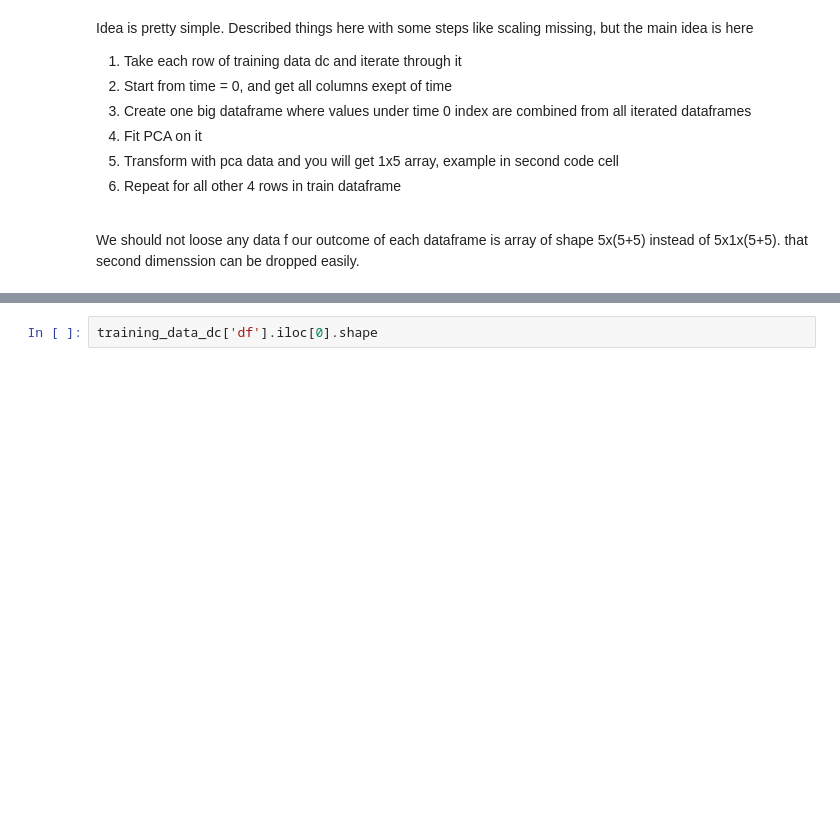
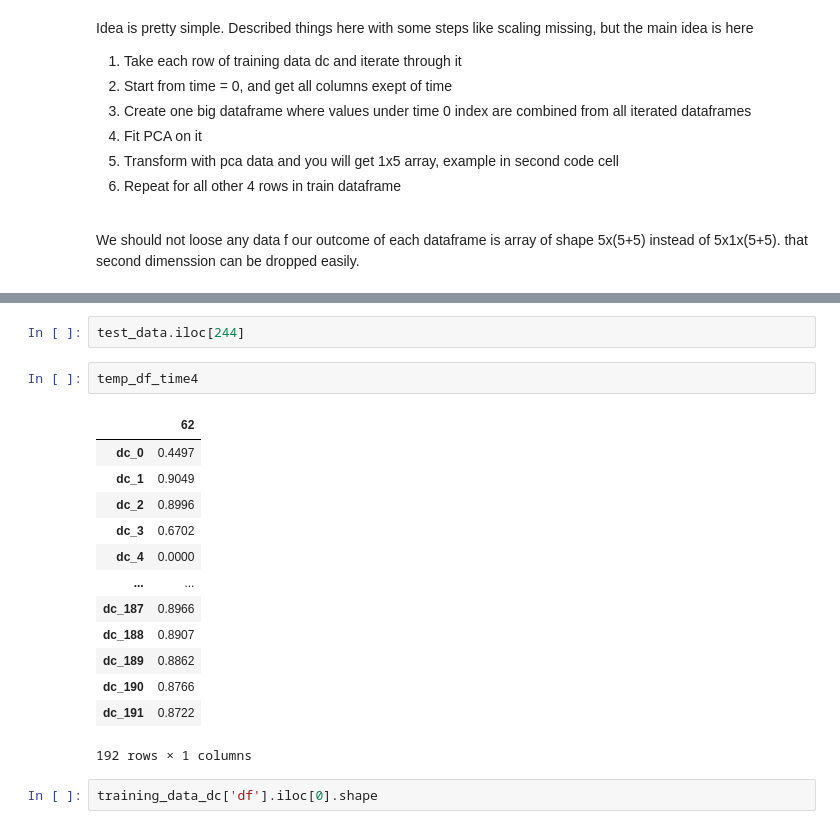
Before and after one commit to dHoundenko/Multi-Modal-Classification, a Jupyter notebook: project-work-MEx-classification.ipynb, the cells around one changed output, grey strips where cells are left out. Drawn from its saved outputs; the diff is of its cells as text; blank space fills up the shorter version.

```diff
--- a/project-work-MEx-classification.ipynb
+++ b/project-work-MEx-classification.ipynb
@@ -781,3 +842,21 @@ F1 Score: 0.6942716010376501
+# %%
+test_data.iloc[244]
+# %%
+temp_df_time4
+# %% [output]
+|  | 62 |
+| dc_0 | 0.4497 |
+| dc_1 | 0.9049 |
+| dc_2 | 0.8996 |
+| dc_3 | 0.6702 |
+| dc_4 | 0.0000 |
+| ... | ... |
+| dc_187 | 0.8966 |
+| dc_188 | 0.8907 |
+| dc_189 | 0.8862 |
+| dc_190 | 0.8766 |
+| dc_191 | 0.8722 |
+192 rows × 1 columns
 # %%
 training_data_dc['df'].iloc[0].shape
 # %% [output]
```
Also changed, not shown: parts of 25 cells of this notebook.
